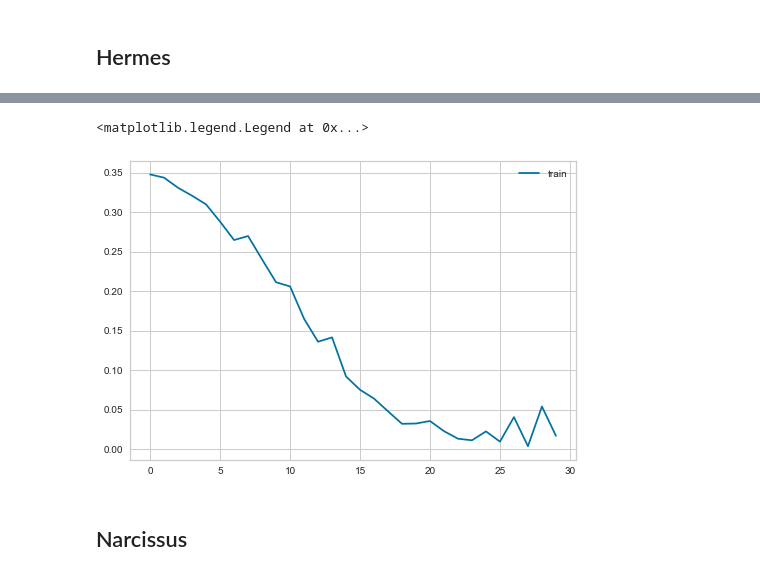
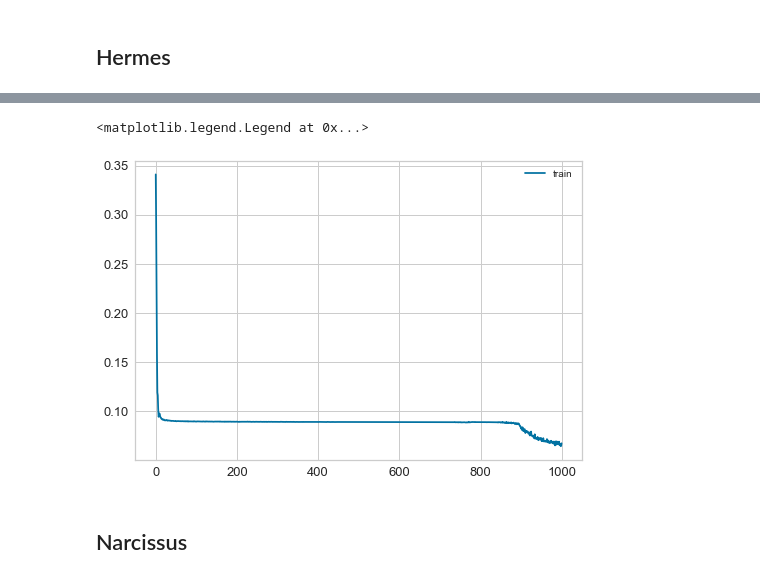
Before and after one commit to skelouse/capstone-stock-analysis, a Jupyter notebook: Prediction_testing.ipynb, the cells around one changed output, grey strips where cells are left out. Saved outputs shown, nothing was run; the diff lists cells and outputs as text; code cells hidden in the pictures.

```diff
--- a/Prediction_testing.ipynb
+++ b/Prediction_testing.ipynb
@@ -165,7 +225,10 @@ X_cols = [col for col in df_hermes.columns
           if col not in df_analyst.columns]
 y_cols = [col for col in df_hermes.columns
           if col in df_analyst.columns]
-n_days = len(df_hermes)-1
+n_days = 3# len(df_hermes)-1
 name = 'Hermes'
 hermes_loader = NetworkLoader(df_hermes, X_cols, y_cols, name, n_days)
+hermes_loader.build_fit_predict(epochs=1000,
+                                fit_args=dict(
+                                    callbacks=[]))
 # %% [output]
@@ -222,7 +253,7 @@ Epoch 30/30
 # %%
-my_loss= history.history['loss']
+my_loss = hermes_loader.history.history['loss']
 plt.plot(range(len(my_loss)),my_loss, label='train')
 plt.legend()
 # %% [output]
 <matplotlib.legend.Legend at 0x...>
-[figure, old version]
+[figure, new version]
```
Also changed, not shown: parts of 66 cells of this notebook, 16 other files.
